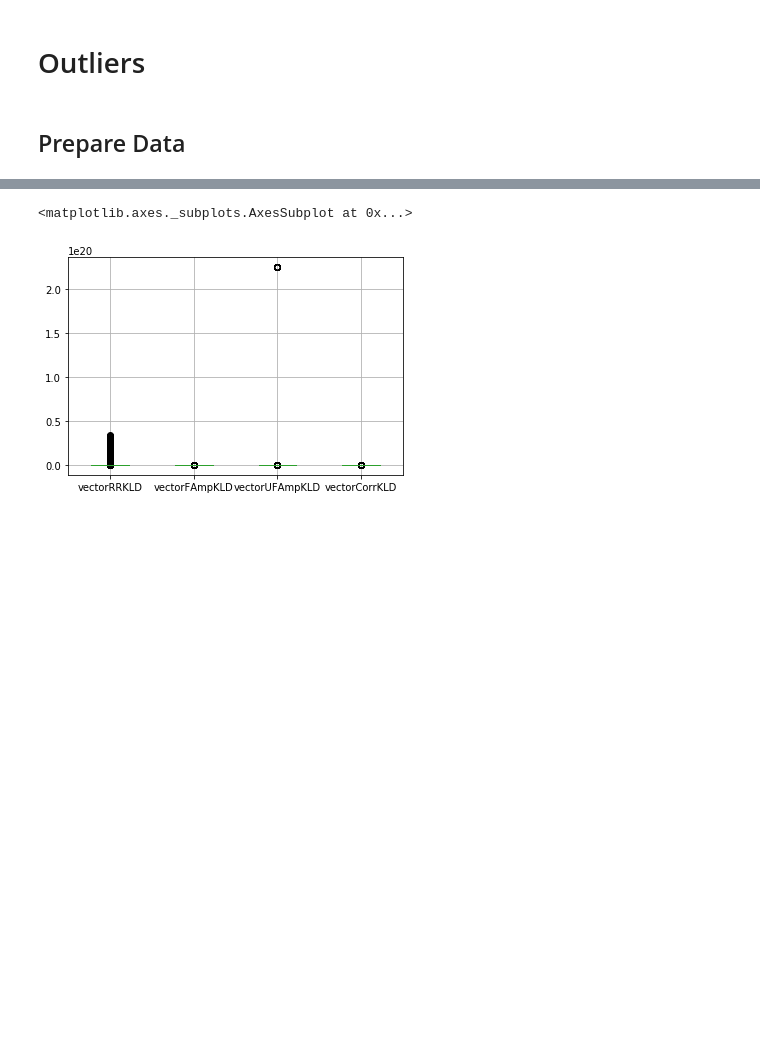
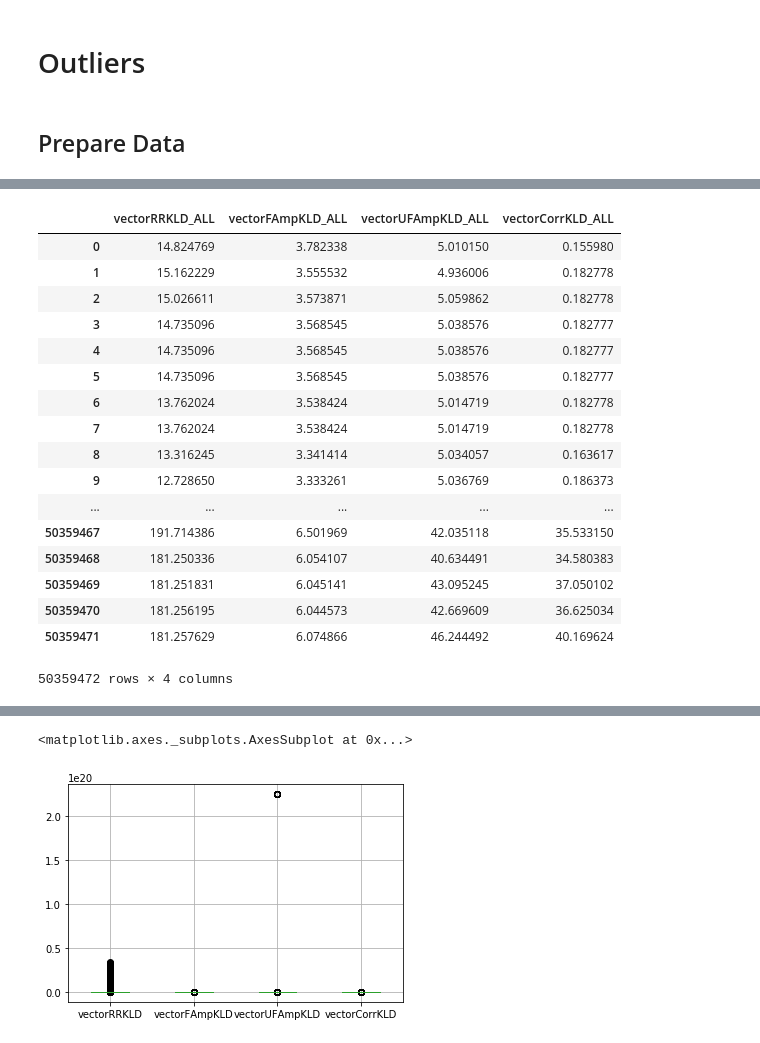
Before and after one commit to valeporti/stg_ete, a Jupyter notebook: noutliers_3.ipynb, the cells around one changed output, grey strips where cells are left out. Drawn from its saved outputs; the diff is of its cells as text; code cells hidden in the pictures; blank space fills up the shorter version.

```diff
--- a/noutliers_3.ipynb
+++ b/noutliers_3.ipynb
@@ -85,4 +86,25 @@ vectorCorrKLD_ALL     921626
 dtype: int64
+# %%
+df_ALL
+# %% [output]
+|  | vectorRRKLD_ALL | vectorFAmpKLD_ALL | vectorUFAmpKLD_ALL | vectorCorrKLD_ALL |
+| 0 | 14.824769 | 3.782338 | 5.010150 | 0.155980 |
+| 1 | 15.162229 | 3.555532 | 4.936006 | 0.182778 |
+| 2 | 15.026611 | 3.573871 | 5.059862 | 0.182778 |
+| 3 | 14.735096 | 3.568545 | 5.038576 | 0.182777 |
+| 4 | 14.735096 | 3.568545 | 5.038576 | 0.182777 |
+| 5 | 14.735096 | 3.568545 | 5.038576 | 0.182777 |
+| 6 | 13.762024 | 3.538424 | 5.014719 | 0.182778 |
+| 7 | 13.762024 | 3.538424 | 5.014719 | 0.182778 |
+| 8 | 13.316245 | 3.341414 | 5.034057 | 0.163617 |
+| 9 | 12.728650 | 3.333261 | 5.036769 | 0.186373 |
+| ... | ... | ... | ... | ... |
+| 50359467 | 191.714386 | 6.501969 | 42.035118 | 35.533150 |
+| 50359468 | 181.250336 | 6.054107 | 40.634491 | 34.580383 |
+| 50359469 | 181.251831 | 6.045141 | 43.095245 | 37.050102 |
+| 50359470 | 181.256195 | 6.044573 | 42.669609 | 36.625034 |
+| 50359471 | 181.257629 | 6.074866 | 46.244492 | 40.169624 |
+50359472 rows × 4 columns
 # %%
 num_attribs = list(df_ALL)
 
```
Also changed, not shown: parts of 42 cells of this notebook, 13 other files.
